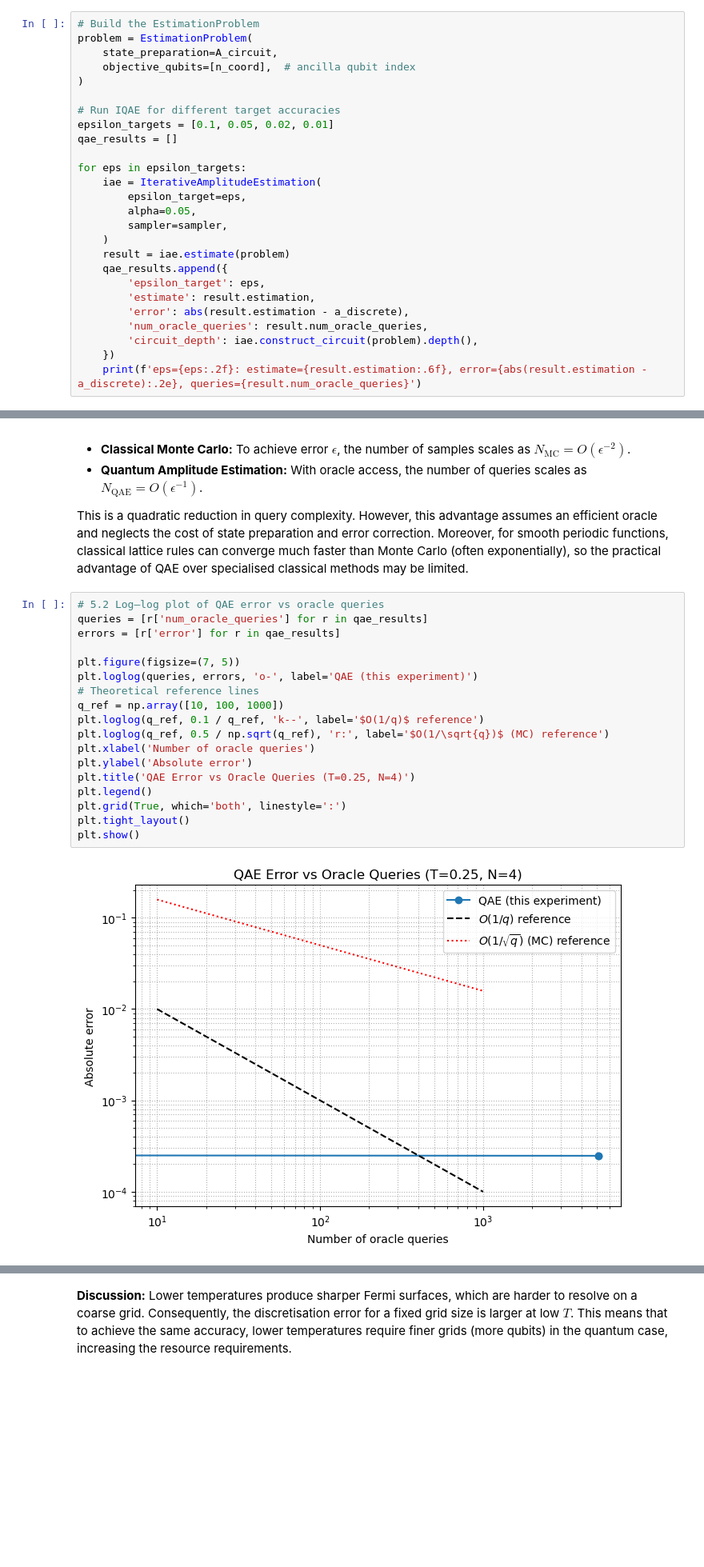
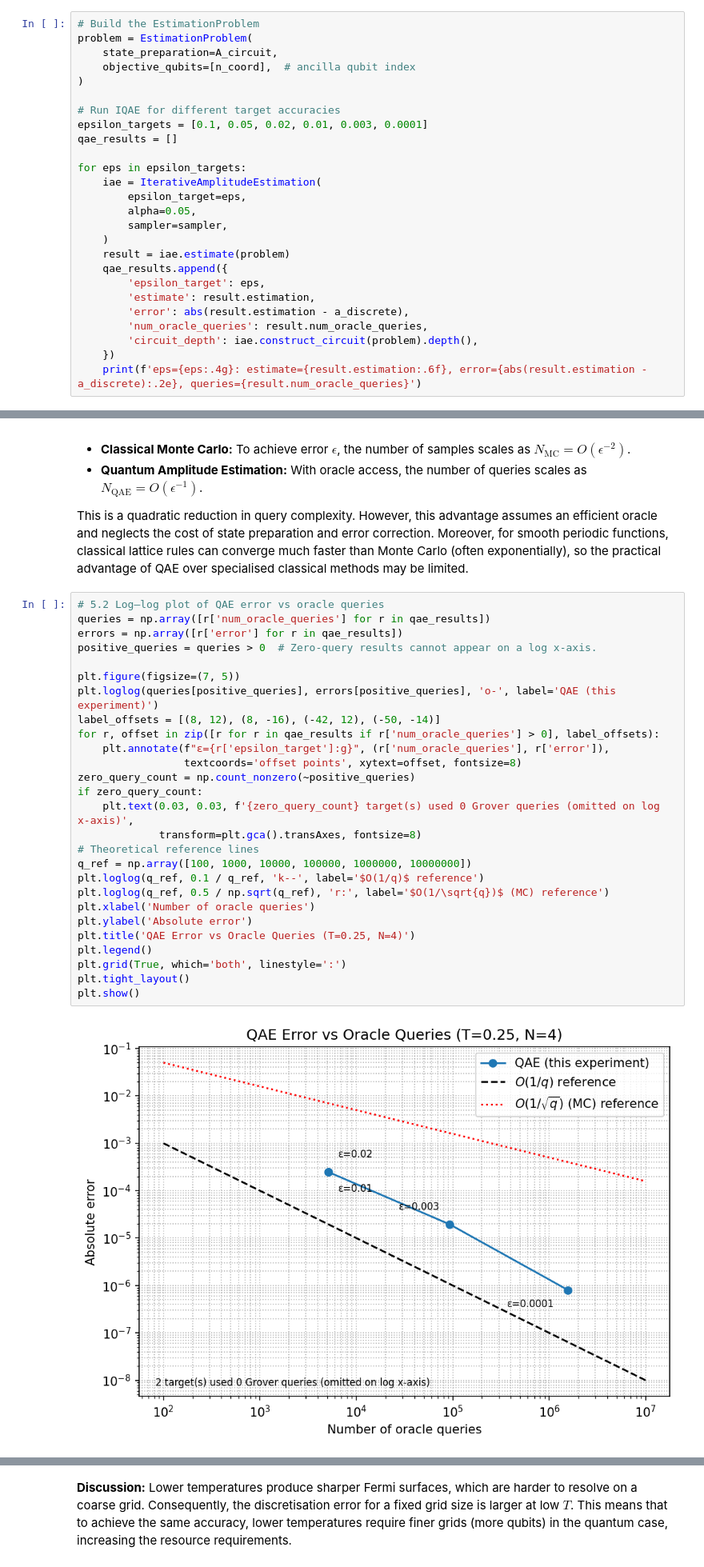
Before and after one commit to nayakanjika/open-london-2026, a Jupyter notebook: notebook.ipynb, the cells around one changed output, grey strips where cells are left out. Shown at 80% size. Drawn from its saved outputs; the diff is of its cells as text; blank space fills up the shorter version.

```diff
--- a/notebook.ipynb
+++ b/notebook.ipynb
@@ -475,7 +476,7 @@ problem = EstimationProblem(
 )
 
 # Run IQAE for different target accuracies
-epsilon_targets = [0.1, 0.05, 0.02, 0.01]
+epsilon_targets = [0.1, 0.05, 0.02, 0.01, 0.003, 0.0001]
 qae_results = []
 
 for eps in epsilon_targets:
@@ -492,5 +493,5 @@ for eps in epsilon_targets:
         'num_oracle_queries': result.num_oracle_queries,
         'circuit_depth': iae.construct_circuit(problem).depth(),
     })
-    print(f'eps={eps:.2f}: estimate={result.estimation:.6f}, error={abs(result.estimation - a_discrete):.2e}, queries={result.num_oracle_queries}')
+    print(f'eps={eps:.4g}: estimate={result.estimation:.6f}, error={abs(result.estimation - a_discrete):.2e}, queries={result.num_oracle_queries}')
 # %% [output]
@@ -513,22 +516,31 @@ eps=0.01: estimate=0.643158, error=2.48e-04, queries=5120
 This is a quadratic reduction in query complexity. However, this advantage assumes an efficient oracle and neglects the cost of state preparation and error correction. Moreover, for smooth periodic functions, classical lattice rules can converge much faster than Monte Carlo (often exponentially), so the practical advantage of QAE over specialised classical methods may be limited.
 # %%
 # 5.2 Log–log plot of QAE error vs oracle queries
-queries = [r['num_oracle_queries'] for r in qae_results]
-errors = [r['error'] for r in qae_results]
+queries = np.array([r['num_oracle_queries'] for r in qae_results])
+errors = np.array([r['error'] for r in qae_results])
+positive_queries = queries > 0  # Zero-query results cannot appear on a log x-axis.
 
 plt.figure(figsize=(7, 5))
-plt.loglog(queries, errors, 'o-', label='QAE (this experiment)')
+plt.loglog(queries[positive_queries], errors[positive_queries], 'o-', label='QAE (this experiment)')
+label_offsets = [(8, 12), (8, -16), (-42, 12), (-50, -14)]
+for r, offset in zip([r for r in qae_results if r['num_oracle_queries'] > 0], label_offsets):
+    plt.annotate(f"ε={r['epsilon_target']:g}", (r['num_oracle_queries'], r['error']),
+                 textcoords='offset points', xytext=offset, fontsize=8)
+zero_query_count = np.count_nonzero(~positive_queries)
+if zero_query_count:
+    plt.text(0.03, 0.03, f'{zero_query_count} target(s) used 0 Grover queries (omitted on log x-axis)',
+             transform=plt.gca().transAxes, fontsize=8)
 # Theoretical reference lines
-q_ref = np.array([10, 100, 1000])
+q_ref = np.array([100, 1000, 10000, 100000, 1000000, 10000000])
 plt.loglog(q_ref, 0.1 / q_ref, 'k--', label='$O(1/q)$ reference')
 plt.loglog(q_ref, 0.5 / np.sqrt(q_ref), 'r:', label='$O(1/\sqrt{q})$ (MC) reference')
 plt.xlabel('Number of oracle queries')
 plt.ylabel('Absolute error')
 plt.title('QAE Error vs Oracle Queries (T=0.25, N=4)')
 plt.legend()
 plt.grid(True, which='both', linestyle=':')
 plt.tight_layout()
 plt.show()
 # %% [output]
-[figure, old version]
+[figure, new version]
 # %% [markdown]
```
Also changed, not shown: parts of 10 cells of this notebook, 1 other file.
